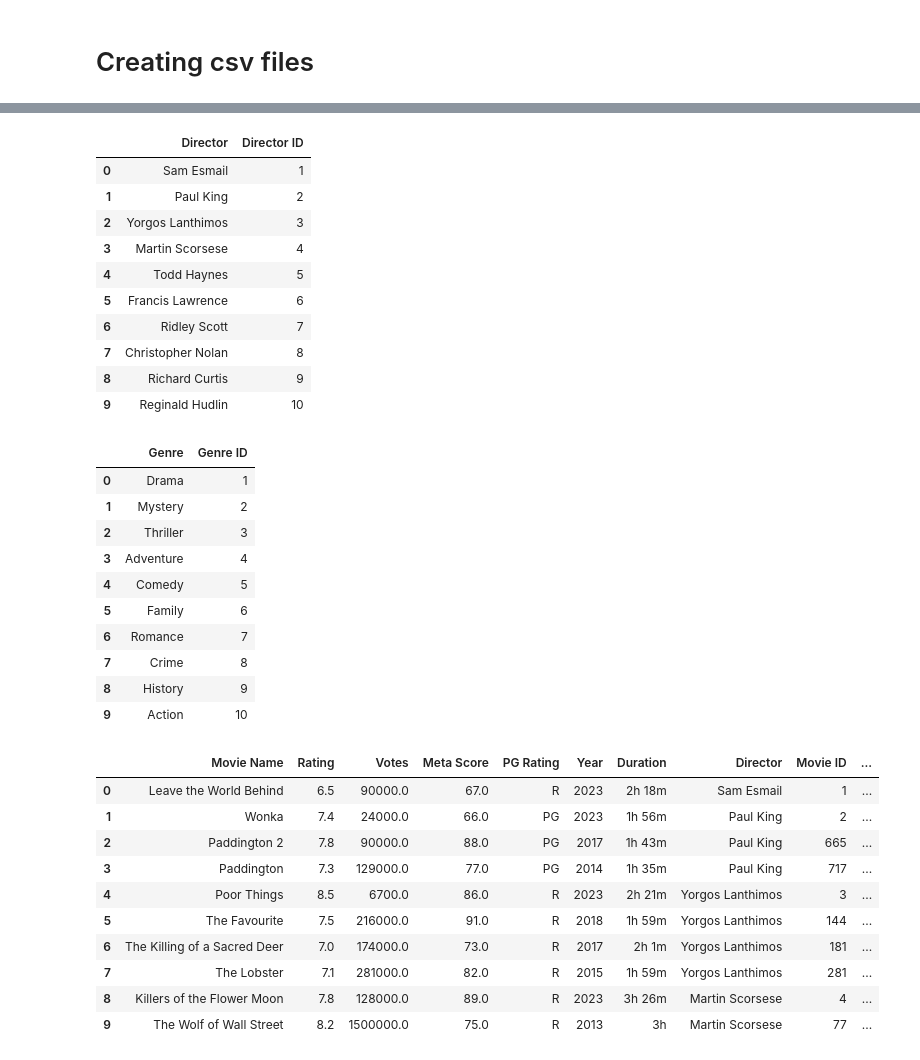
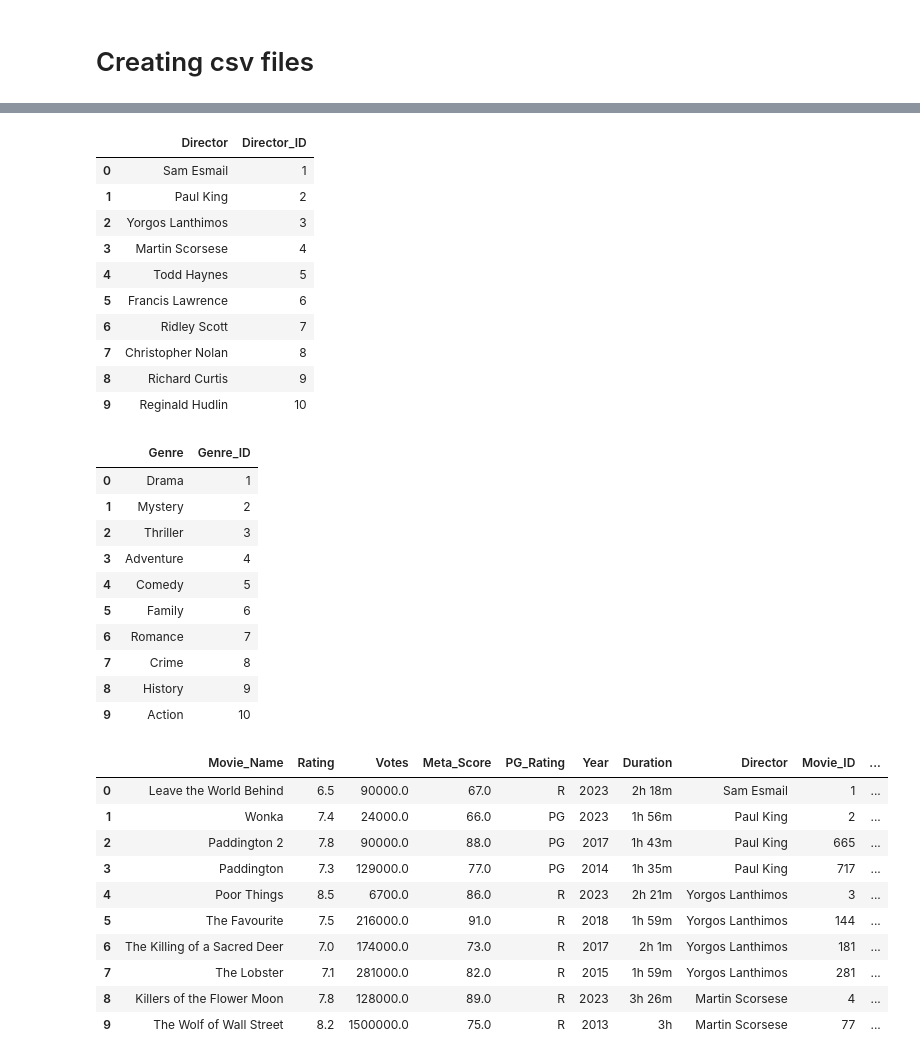
Before and after one commit to IrynaVitkovych/Project-3, a Jupyter notebook: Data Cleaning and Manipulation IMDB Data.ipynb, the cells around one changed output, grey strips where cells are left out. Drawn from its saved outputs; the diff is of its cells as text; code cells hidden in the pictures.

```diff
--- a/Data Cleaning and Manipulation IMDB Data.ipynb
+++ b/Data Cleaning and Manipulation IMDB Data.ipynb
@@ -228,14 +228,14 @@ directors_df.drop_duplicates(subset='Director', keep='first', inplace=True)
 directors_df.reset_index(drop=True, inplace=True)
 
 # Add an ID for the actors
-directors_df['Director ID'] = range(1, len(directors_df) + 1)
+directors_df['Director_ID'] = range(1, len(directors_df) + 1)
 
 directors_df.head(10)
 
 # Save off file for import to postgres database
 #directors_df.to_csv("Clean Data/Directors.csv")
 # %% [output]
-|  | Director | Director ID |
+|  | Director | Director_ID |
 | 0 | Sam Esmail | 1 |
 | 1 | Paul King | 2 |
 | 2 | Yorgos Lanthimos | 3 |
@@ -259,14 +259,14 @@ Genre_df.drop_duplicates(subset='Genre', keep='first', inplace=True)
 Genre_df.reset_index(drop=True, inplace=True)
 
 # Add an ID for the genres
-Genre_df['Genre ID'] = range(1, len(Genre_df) + 1)
+Genre_df['Genre_ID'] = range(1, len(Genre_df) + 1)
 
 Genre_df.head(10)
 
 # Save off file for import to postgres database
 #Genre_df.to_csv("Clean Data/Genres.csv")
 # %% [output]
-|  | Genre | Genre ID |
+|  | Genre | Genre_ID |
 | 0 | Drama | 1 |
 | 1 | Mystery | 2 |
 | 2 | Thriller | 3 |
@@ -280,22 +280,26 @@ Genre_df.head(10)
 # %%
 # Creating the Movies dataframe for the SQL database
 movies_df = validated_df.drop(columns=['Cast', 'Genre'])
 
 # Remove any Duplicate actor names
 movies_df.drop_duplicates(subset='Movie Name', keep='first', inplace=True)
 movies_df.reset_index(drop=True, inplace=True)
 
 # Add an ID for the actors
-movies_df['Movie ID'] = range(1, len(movies_df) + 1)
+movies_df['Movie_ID'] = range(1, len(movies_df) + 1)
 
 director_merged_df = movies_df.merge(directors_df, on='Director')
+
+director_merged_df.rename(columns={'Movie Name': 'Movie_Name'}, inplace=True)
+director_merged_df.rename(columns={'Meta Score': 'Meta_Score'}, inplace=True)
+director_merged_df.rename(columns={'PG Rating': 'PG_Rating'}, inplace=True)
 
 director_merged_df.head(10)
 
 # Save off file for import to postgres database
 #director_merged_df.to_csv("Clean Data/Movies.csv")
 # %% [output]
-|  | Movie Name | Rating | Votes | Meta Score | PG Rating | Year | Duration | Director | Movie ID | ... |
+|  | Movie_Name | Rating | Votes | Meta_Score | PG_Rating | Year | Duration | Director | Movie_ID | ... |
 | 0 | Leave the World Behind | 6.5 | 90000.0 | 67.0 | R | 2023 | 2h 18m | Sam Esmail | 1 | ... |
 | 1 | Wonka | 7.4 | 24000.0 | 66.0 | PG | 2023 | 1h 56m | Paul King | 2 | ... |
 | 2 | Paddington 2 | 7.8 | 90000.0 | 88.0 | PG | 2017 | 1h 43m | Paul King | 665 | ... |
```
Also changed, not shown: parts of 3 cells of this notebook, 7 other files.
